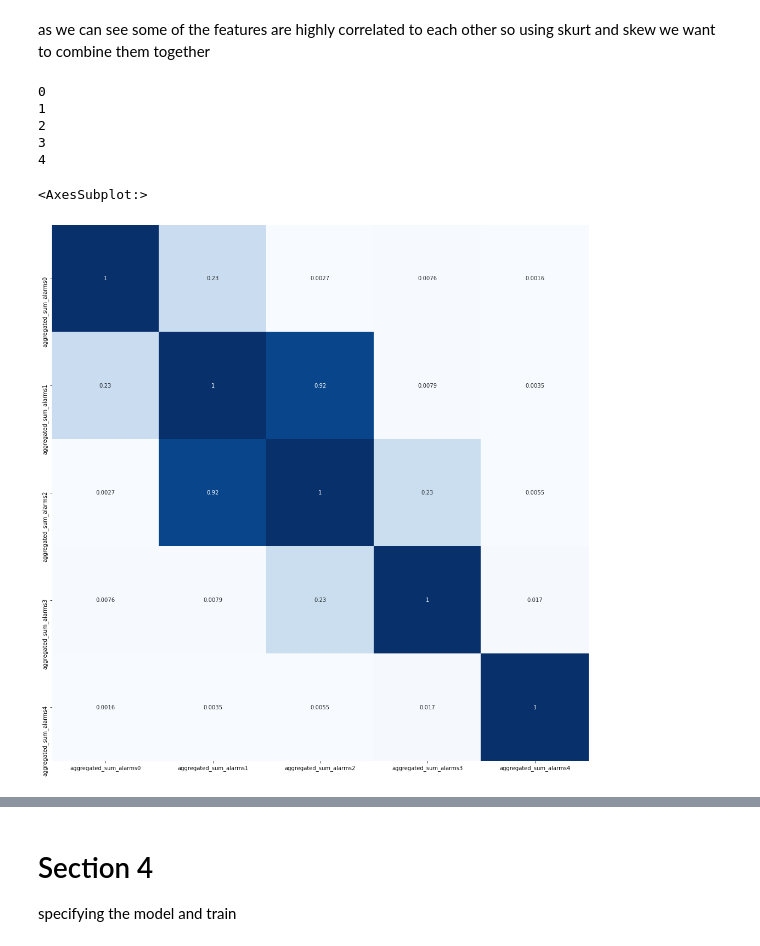
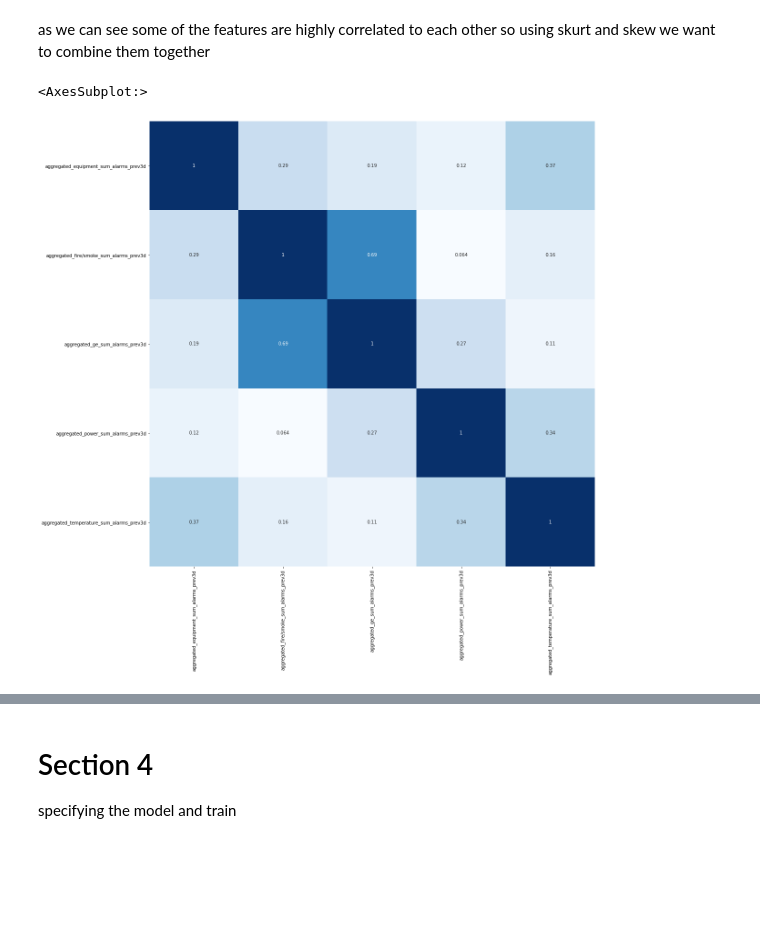
Before and after one commit to SaeidRezaei90/Data-Mining-and-Text-Mining-Project-Polimi, a Jupyter notebook: DMTM2020-Challenge-Part1.ipynb, the cells around one changed output, grey strips where cells are left out. Drawn from its saved outputs; the diff is of its cells as text; code cells hidden in the pictures; blank space fills up the shorter version.

```diff
--- a/DMTM2020-Challenge-Part1.ipynb
+++ b/DMTM2020-Challenge-Part1.ipynb
@@ -174,8 +176,8 @@ def replace_outliers(S,mean,std):
     return X
 # %%
 # sort Numerical values function
-def sorted_m3_numerical_values(numerical_df):
-    sorted_Numerical_df = numerical_df.reindex(sorted(numerical_df.columns, reverse=True), axis=1)
+def sorted_m3_numerical_values(numerical_df, reverse = True):
+    sorted_Numerical_df = numerical_df.reindex(sorted(numerical_df.columns, reverse=reverse), axis=1)
     sorted_Numerical_columns_list = (list(sorted_Numerical_df.columns))
     New_Numerical_columns_list = []
     for column in sorted_Numerical_columns_list:
@@ -545,45 +587,42 @@ sns.heatmap(sorted_sum_alarm_df_cov,square=True,annot=True,cmap="Blues",cbar=Fal
 # %% [markdown]
 as we can see some of the features are highly correlated to each other so using skurt and skew we want to combine them together
-# %%
-for i in range(len(normalized_kurt_cat_alarms_prev14d.columns)):
-    print(i)
-    sorted_sum_alarm_df.loc[((normalized_kurt_cat_alarms_prev14d.iloc[:,i] <= 0 )| (normalized_kurt_cat_alarms_prev14d.iloc[:,i] >= -1)) &
-                            ((normalized_skew_cat_alarms_prev14d.iloc[:,i] <= -0.2) | (normalized_skew_cat_alarms_prev14d.iloc[:,i] >= -1)),
-                            'aggregated_sum_alarms'+str(i)] = (14*sorted_sum_alarm_df.iloc[:,len(sorted_sum_alarm_df.columns)-i*3-2] +
-                                                        3*sorted_sum_alarm_df.iloc[:,len(sorted_sum_alarm_df.columns)-i*3-3] +
-                                                        7*sorted_sum_alarm_df.iloc[:,len(sorted_sum_alarm_df.columns)-i*3-4])/(14+3+7)
-    sorted_sum_alarm_df.loc[((normalized_kurt_cat_alarms_prev14d.iloc[:,i] <= 0 )| (normalized_kurt_cat_alarms_prev14d.iloc[:,i] >= -1)) &
-                            ((normalized_skew_cat_alarms_prev14d.iloc[:,i] <= -0.2) | (normalized_skew_cat_alarms_prev14d.iloc[:,i] >= -1)),
-                            'aggregated_sum_alarms'+str(i)] = (7*sorted_sum_alarm_df.iloc[:,len(sorted_sum_alarm_df.columns)-i*3-2] +
-                                                        7*sorted_sum_alarm_df.iloc[:,len(sorted_sum_alarm_df.columns)-i*3-3] +
-                                                        14*sorted_sum_alarm_df.iloc[:,len(sorted_sum_alarm_df.columns)-i*3-4])/(14+7+7)
-    sorted_sum_alarm_df.loc[((normalized_kurt_cat_alarms_prev14d.iloc[:,i] <= 0 )| (normalized_kurt_cat_alarms_prev14d.iloc[:,i] >= -1)) &
-                            ((normalized_skew_cat_alarms_prev14d.iloc[:,i] <= -0.2) | (normalized_skew_cat_alarms_prev14d.iloc[:,i] >= -1)),
-                            'aggregated_sum_alarms'+str(i)] = (14*sorted_sum_alarm_df.iloc[:,len(sorted_sum_alarm_df.columns)-i*3-2] +
-                                                        1*sorted_sum_alarm_df.iloc[:,len(sorted_sum_alarm_df.columns)-i*3-3] +
-                                                        2*sorted_sum_alarm_df.iloc[:,len(sorted_sum_alarm_df.columns)-i*3-4])/(14+2+1)
-    sorted_sum_alarm_df.loc[((normalized_kurt_cat_alarms_prev14d.iloc[:,i] <= 0 )| (normalized_kurt_cat_alarms_prev14d.iloc[:,i] >= -1)) &
-                            ((normalized_skew_cat_alarms_prev14d.iloc[:,i] <= -0.2) | (normalized_skew_cat_alarms_prev14d.iloc[:,i] >= -1)),
-                            'aggregated_sum_alarms'+str(i)] = (3*sorted_sum_alarm_df.iloc[:,len(sorted_sum_alarm_df.columns)-i*3-2] +
-                                                        3*sorted_sum_alarm_df.iloc[:,len(sorted_sum_alarm_df.columns)-i*3-3] +
-                                                        14*sorted_sum_alarm_df.iloc[:,len(sorted_sum_alarm_df.columns)-i*3-4])/(14+3+3)
-    sorted_sum_alarm_df.loc[((normalized_kurt_cat_alarms_prev14d.iloc[:,i] <= 0 )| (normalized_kurt_cat_alarms_prev14d.iloc[:,i] >= -1)) &
-                            ((normalized_skew_cat_alarms_prev14d.iloc[:,i] <= -0.2) | (normalized_skew_cat_alarms_prev14d.iloc[:,i] >= -1)),
-                            'aggregated_sum_alarms'+str(i)] = (2*sorted_sum_alarm_df.iloc[:,len(sorted_sum_alarm_df.columns)-i*3-2] +
-                                                        14*sorted_sum_alarm_df.iloc[:,len(sorted_sum_alarm_df.columns)-i*3-3] +
-                                                        3*sorted_sum_alarm_df.iloc[:,len(sorted_sum_alarm_df.columns)-i*3-4])/(14+3+2)
-# %% [output]
-0
-1
-2
-3
-4
-# %%
-sorted_sum_alarm_df = sorted_sum_alarm_df.drop(columns = df.loc[: , 'equipment_sum_alarms_prev14d':'temperature_sum_alarms_prev3d'].columns)
+# %%
+sorted_sum_alarm_df = sorted_sum_alarm_df.copy()
+sorted_sum_alarm_df_agg = sorted_sum_alarm_df.iloc[0:0, 0:0]
+for i in range(len(normalized_kurt_cat_alarms_prev14d.columns)):
+
+    lentype = len(sorted_sum_alarm_df.columns)-i*3
+    kurt = normalized_kurt_cat_alarms_prev14d.iloc[:,i]
+    skew = normalized_skew_cat_alarms_prev14d.iloc[:,i]
+    name = sorted_sum_alarm_df.iloc[:,lentype-2].name
+    sorted_sum_alarm_df_agg.loc[((kurt <= 0 )| (kurt >= -1)) &
+                            ((skew <= -0.2) | (skew >= -1)),
+                            'aggregated_'+name] = (14*sorted_sum_alarm_df.iloc[:,lentype-2] +
+                                                        3*sorted_sum_alarm_df.iloc[:,lentype-3] +
+                                                        7*sorted_sum_alarm_df.iloc[:,lentype-4])/(14+3+7)
+    sorted_sum_alarm_df_agg.loc[((skew <= -0.2) | (skew >= 0.2)),
+                            'aggregated_'+name] = (7*sorted_sum_alarm_df.iloc[:,lentype-2] +
+                                                        7*sorted_sum_alarm_df.iloc[:,lentype-3] +
+                                                        14*sorted_sum_alarm_df.iloc[:,lentype-4])/(14+7+7)
+    sorted_sum_alarm_df_agg.loc[((kurt <= 0 )| (kurt >= 1)) &
+                            ((skew <= -0.2) | (skew >= -1)),
+                            'aggregated_'+name] = (14*sorted_sum_alarm_df.iloc[:,lentype-2] +
+                                                        1*sorted_sum_alarm_df.iloc[:,lentype-3] +
+                                                        2*sorted_sum_alarm_df.iloc[:,lentype-4])/(14+2+1)
+    sorted_sum_alarm_df_agg.loc[((kurt <= 0 )| (kurt >= -1)) &
+                            ((skew <= 0.2) | (skew >= 1)),
+                            'aggregated_'+name] = (3*sorted_sum_alarm_df.iloc[:,lentype-2] +
+                                                        3*sorted_sum_alarm_df.iloc[:,lentype-3] +
+                                                        14*sorted_sum_alarm_df.iloc[:,lentype-4])/(14+3+3)
+    sorted_sum_alarm_df_agg.loc[((kurt <= 0 )| (kurt >= 1)) &
+                            ((skew <= 0.2) | (skew >= 1)),
+                            'aggregated_'+name] = (2*sorted_sum_alarm_df.iloc[:,lentype-2] +
+                                                        14*sorted_sum_alarm_df.iloc[:,lentype-3] +
+                                                        3*sorted_sum_alarm_df.iloc[:,lentype-4])/(14+3+2)
 # %%
-sorted_sum_alarm_df_cov=pd.concat([sorted_sum_alarm_df], axis=1).corr(method='pearson')
+sorted_sum_alarm_df_cov=pd.concat([sorted_sum_alarm_df_agg], axis=1).corr(method='pearson')
 plt.figure(figsize = (18,18))
 sns.heatmap(sorted_sum_alarm_df_cov,square=True,annot=True,cmap="Blues",cbar=False,xticklabels=True, yticklabels=True)
 # %% [output]
 <AxesSubplot:>
-[figure, old version]
+[figure, new version]
```
Also changed, not shown: parts of 38 cells of this notebook.
